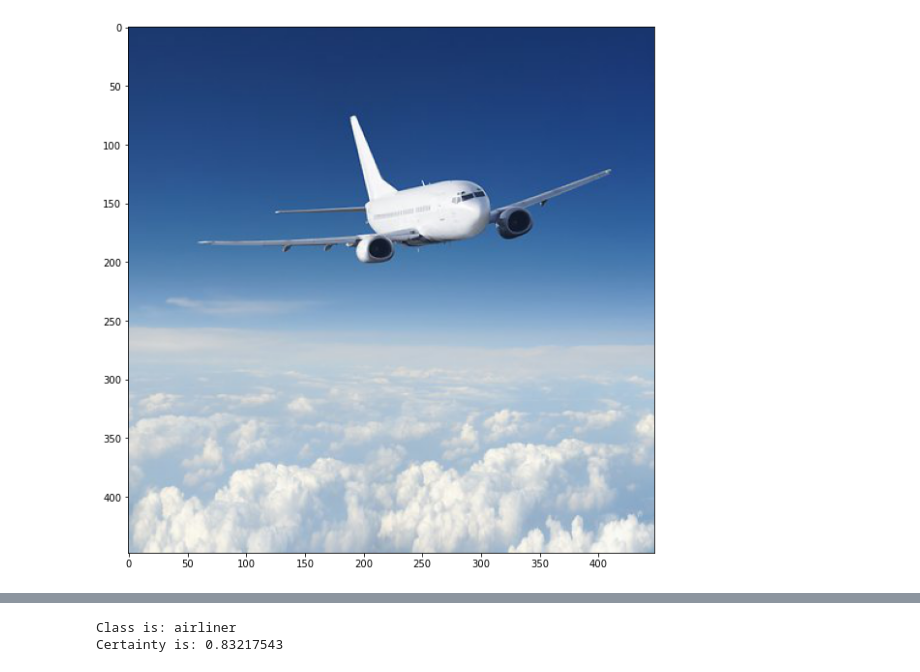
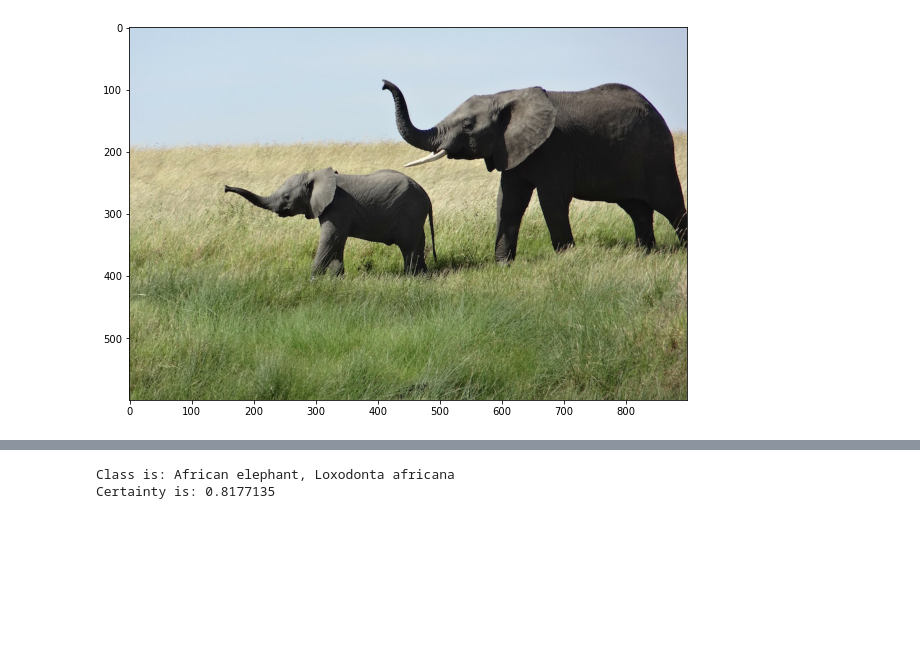
Before and after one commit to mikechen66/Inception-v1-v4-tf2, a Jupyter notebook: Inception_v4/Inception_v4_predict/predict.ipynb, the cells around one changed output, grey strips where cells are left out. Saved outputs shown, nothing was run; the diff lists cells and outputs as text; code cells hidden in the pictures; blank space fills up the shorter version.

```diff
--- a/Inception_v4/Inception_v4_predict/predict.ipynb
+++ b/Inception_v4/Inception_v4_predict/predict.ipynb
@@ -24,12 +24,12 @@ def preprocess_input(x):
     return output
 # %%
 # test image
-img_path = '/home/mike/Documents/keras_inception_v4/images/plane.jpg'
+img_path = '/home/mike/Documents/keras_inception_v4/images/elephant.jpg'
 image = imread(img_path)
 
 plt.figure(figsize=(10, 10))
 plt.imshow(image)
 plt.show()
 # %% [output]
-[figure, old version]
+[figure, new version]
 # %%
@@ -65,7 +65,7 @@ from keras.preprocessing.image import load_img
 
 if __name__ == '__main__':
 
-    model = inception_v4(num_classes, dropout_prob, weights, include_top)
+    model = inception_v4(input_shape, num_classes, weights, include_top)
 
     img = image.load_img(img_path, target_size=(299,299))
     output = preprocess_input(img)
@@ -78,5 +78,5 @@ if __name__ == '__main__':
     print("Class is: " + classes[np.argmax(preds)-1])
     print("Certainty is: " + str(preds[0][np.argmax(preds)]))
 # %% [output]
-Class is: airliner
-Certainty is: 0.83217543
+Class is: African elephant, Loxodonta africana
+Certainty is: 0.8177135
```
Also changed, not shown: parts of 2 cells of this notebook.
